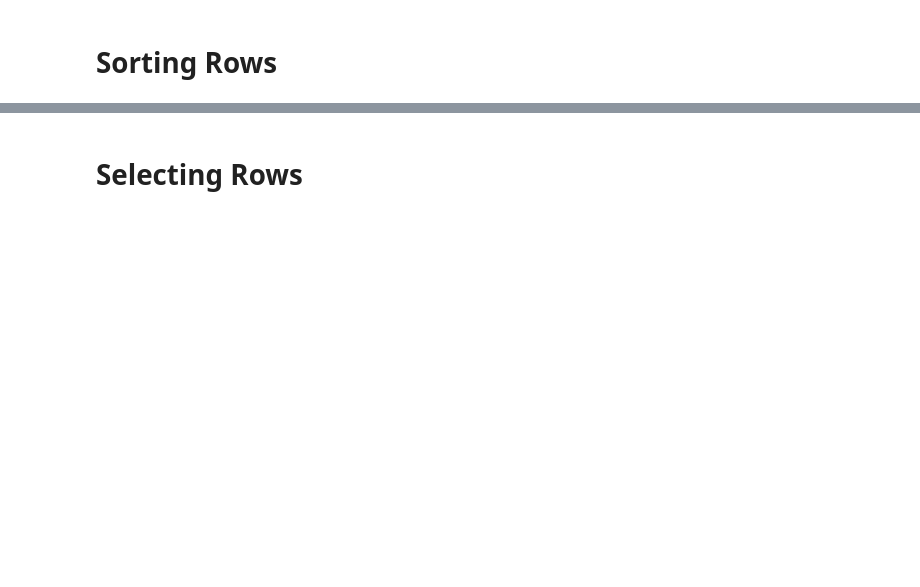
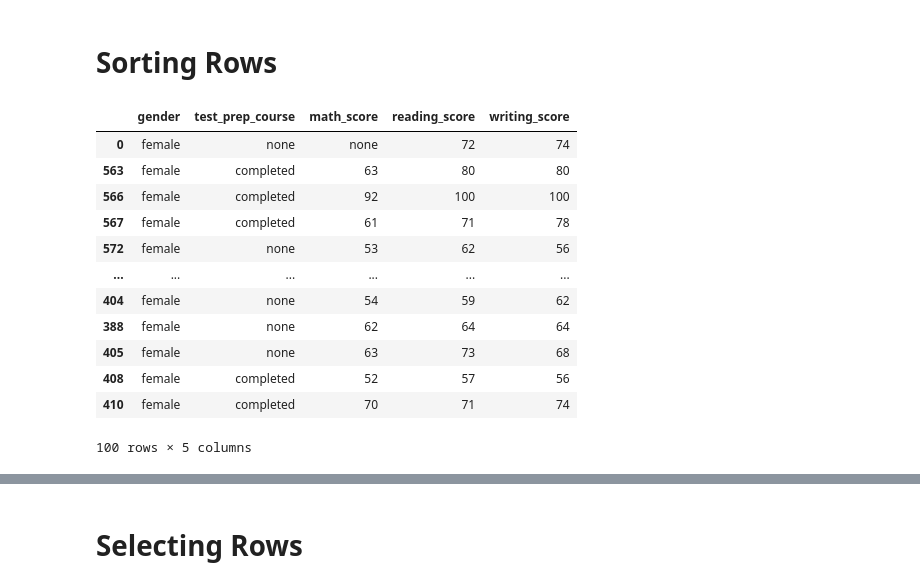
Before and after one commit to moisescujardo/python-projects, a Jupyter notebook: data-science-projects/learning_python_pandas_two_filtering_DataFrame.ipynb, the cells around one changed output, grey strips where cells are left out. Saved outputs shown, nothing was run; the diff lists cells and outputs as text; code cells hidden in the pictures; blank space fills up the shorter version.

```diff
--- a/data-science-projects/learning_python_pandas_two_filtering_DataFrame.ipynb
+++ b/data-science-projects/learning_python_pandas_two_filtering_DataFrame.ipynb
@@ -48,2 +102,19 @@ students_performance_data
 # %% [markdown]
 # Sorting Rows
+# %%
+# select a single column
+students_score.sort_values(by=['gender']).head(100)
+# %% [output]
+|  | gender | test_prep_course | math_score | reading_score | writing_score |
+| 0 | female | none | none | 72 | 74 |
+| 563 | female | completed | 63 | 80 | 80 |
+| 566 | female | completed | 92 | 100 | 100 |
+| 567 | female | completed | 61 | 71 | 78 |
+| 572 | female | none | 53 | 62 | 56 |
+| ... | ... | ... | ... | ... | ... |
+| 404 | female | none | 54 | 59 | 62 |
+| 388 | female | none | 62 | 64 | 64 |
+| 405 | female | none | 63 | 73 | 68 |
+| 408 | female | completed | 52 | 57 | 56 |
+| 410 | female | completed | 70 | 71 | 74 |
+100 rows × 5 columns
```
Also changed, not shown: parts of 43 cells of this notebook, 1 other file.
